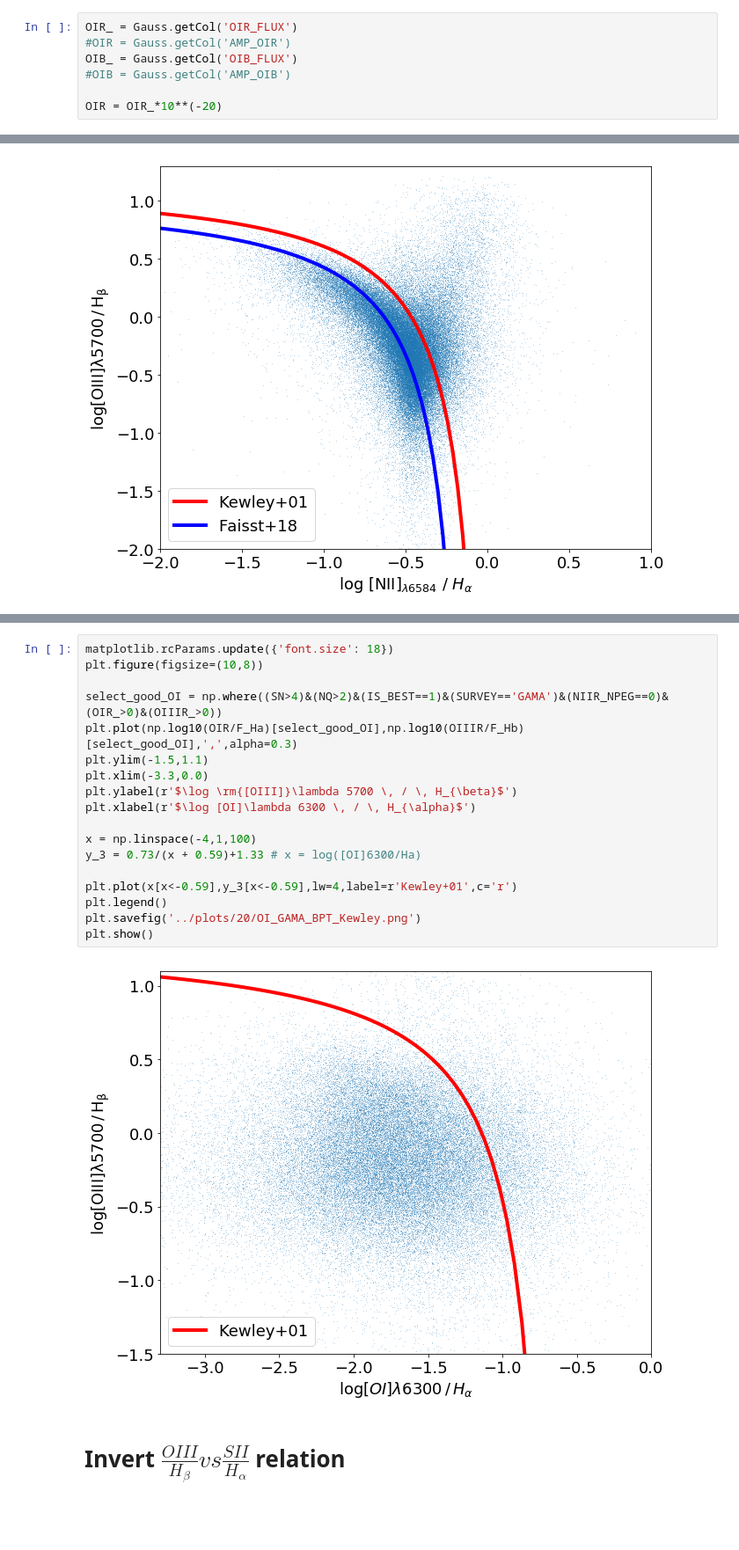
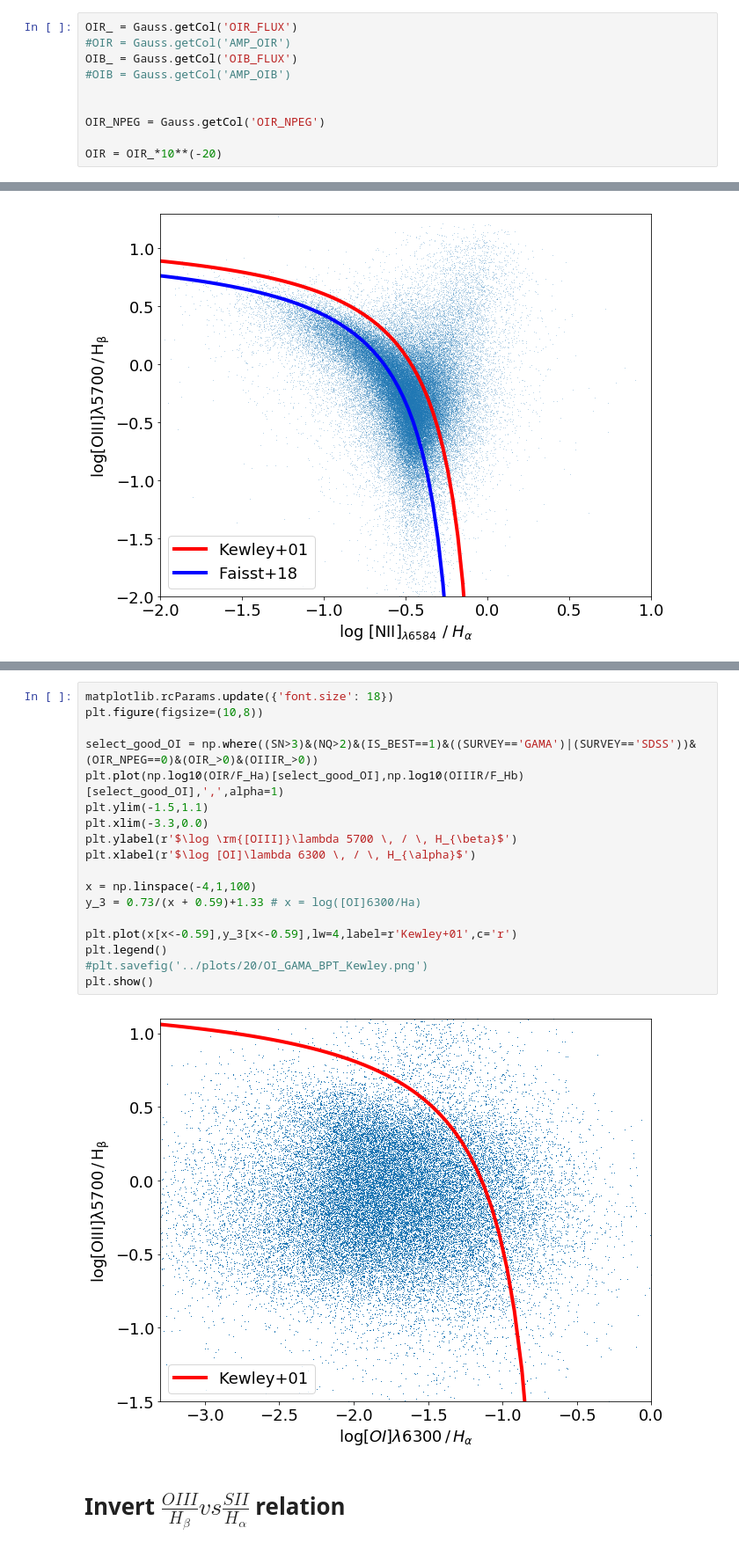
Before and after one commit to GiorgioManzoni/PAUS_code, a Jupyter notebook: 020_BPT.ipynb, the cells around one changed output, grey strips where cells are left out. Shown at 88% size. Saved outputs shown, nothing was run; the diff lists cells and outputs as text; blank space fills up the shorter version.

```diff
--- a/020_BPT.ipynb
+++ b/020_BPT.ipynb
@@ -387,4 +393,7 @@ OIR_ = Gauss.getCol('OIR_FLUX')
 OIB_ = Gauss.getCol('OIB_FLUX')
 #OIB = Gauss.getCol('AMP_OIB')
 
+
+OIR_NPEG = Gauss.getCol('OIR_NPEG')
+
 OIR = OIR_*10**(-20)
@@ -471,22 +496,22 @@ plt.show()
 # %%
 matplotlib.rcParams.update({'font.size': 18})
 plt.figure(figsize=(10,8))
 
-select_good_OI = np.where((SN>4)&(NQ>2)&(IS_BEST==1)&(SURVEY=='GAMA')&(NIIR_NPEG==0)&(OIR_>0)&(OIIIR_>0))
-plt.plot(np.log10(OIR/F_Ha)[select_good_OI],np.log10(OIIIR/F_Hb)[select_good_OI],',',alpha=0.3)
+select_good_OI = np.where((SN>3)&(NQ>2)&(IS_BEST==1)&((SURVEY=='GAMA')|(SURVEY=='SDSS'))&(OIR_NPEG==0)&(OIR_>0)&(OIIIR_>0))
+plt.plot(np.log10(OIR/F_Ha)[select_good_OI],np.log10(OIIIR/F_Hb)[select_good_OI],',',alpha=1)
 plt.ylim(-1.5,1.1)
 plt.xlim(-3.3,0.0)
 plt.ylabel(r'$\log \rm{[OIII]}\lambda 5700 \, / \, H_{\beta}$')
 plt.xlabel(r'$\log [OI]\lambda 6300 \, / \, H_{\alpha}$')
 
 x = np.linspace(-4,1,100)
 y_3 = 0.73/(x + 0.59)+1.33 # x = log([OI]6300/Ha)
 
 plt.plot(x[x<-0.59],y_3[x<-0.59],lw=4,label=r'Kewley+01',c='r')
 plt.legend()
-plt.savefig('../plots/20/OI_GAMA_BPT_Kewley.png')
+#plt.savefig('../plots/20/OI_GAMA_BPT_Kewley.png')
 plt.show()
 # %% [output]
-[figure, old version]
+[figure, new version]
 # %% [markdown]
 # Invert $\frac{OIII}{H_{\beta}} vs \frac{SII}{H_{\alpha}}$ relation
```
Also changed, not shown: parts of 14 cells of this notebook.
